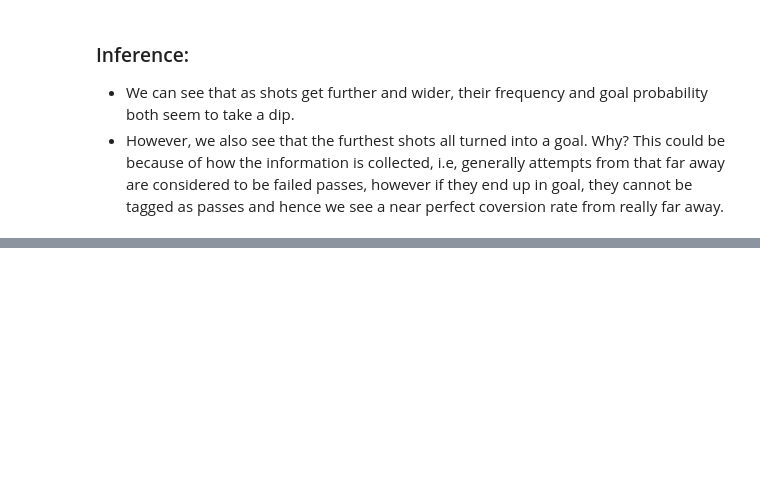
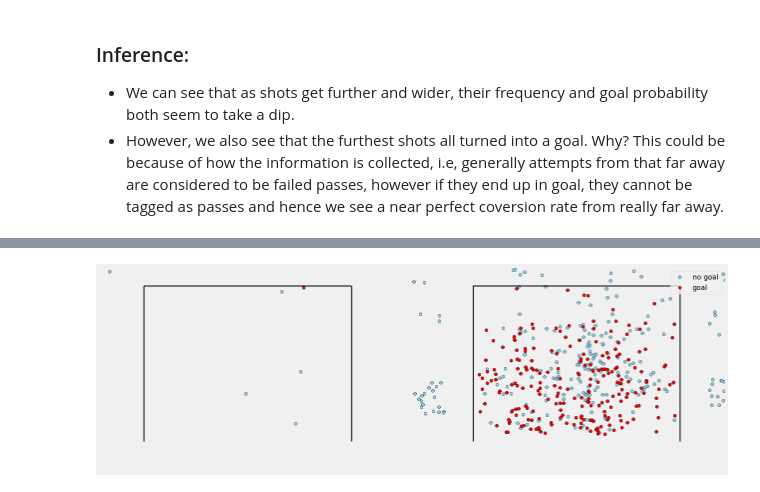
Before and after one commit to statxsphere/xG, a Jupyter notebook: Expected goals EDA.ipynb, the cells around one changed output, grey strips where cells are left out. Drawn from its saved outputs; the diff is of its cells as text; code cells hidden in the pictures; blank space fills up the shorter version.

```diff
--- a/Expected goals EDA.ipynb
+++ b/Expected goals EDA.ipynb
@@ -230,0 +307,12 @@ plt.savefig('goalmap.png')
+# %%
+#plotting head vs foot shots data on the goalface
+plt1 = goal_creator1()
+plt1 = goalplotter1(plt,xg1[xg1['isHeader']==1]['goalLoc2'].values,'skyblue','no goal')
+plt1 = goalplotter1(plt,xg1[(xg1['isHeader']==1) & (xg1['isGoal']==1)]['goalLoc2'].values,'red','goal')
+plt1 = goalplotter(plt,xg1[xg1['isHeader']==0]['goalLoc2'].values,'skyblue','')
+plt1 = goalplotter(plt,xg1[(xg1['isHeader']==0) & (xg1['isGoal']==1)]['goalLoc2'].values,'red','')
+plt.legend(loc='upper right')
+# plt.show()
+plt.savefig('goalmap.png')
+# %% [output]
+[figure, added]
```
Also changed, not shown: parts of 24 cells of this notebook.
